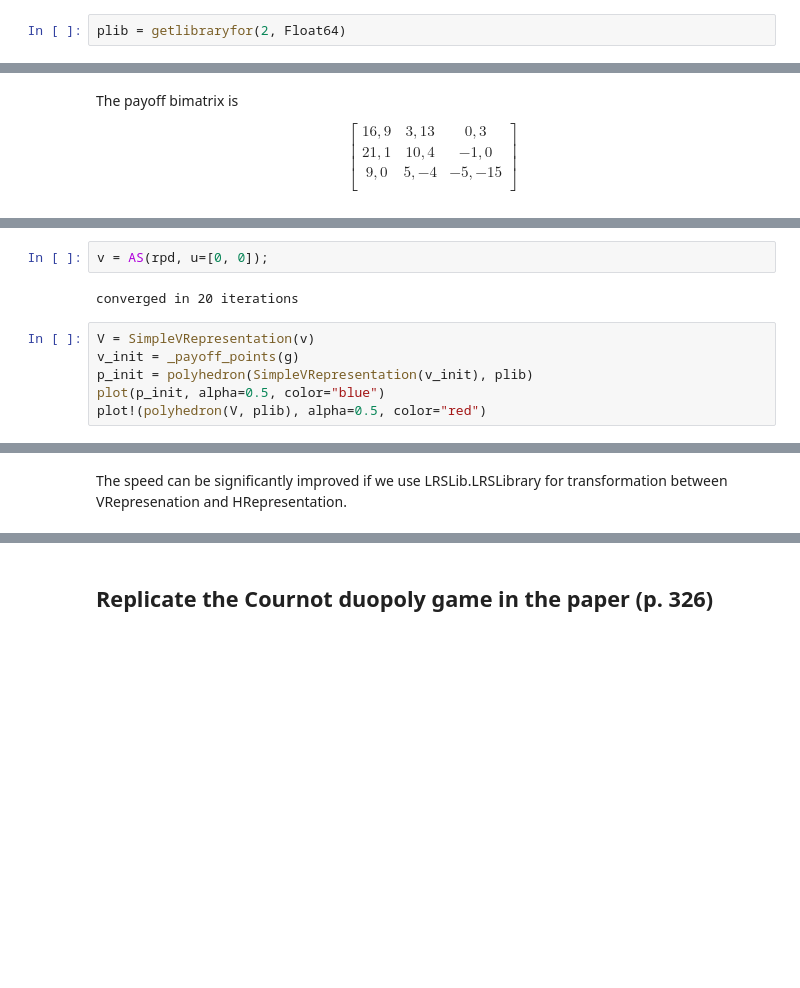
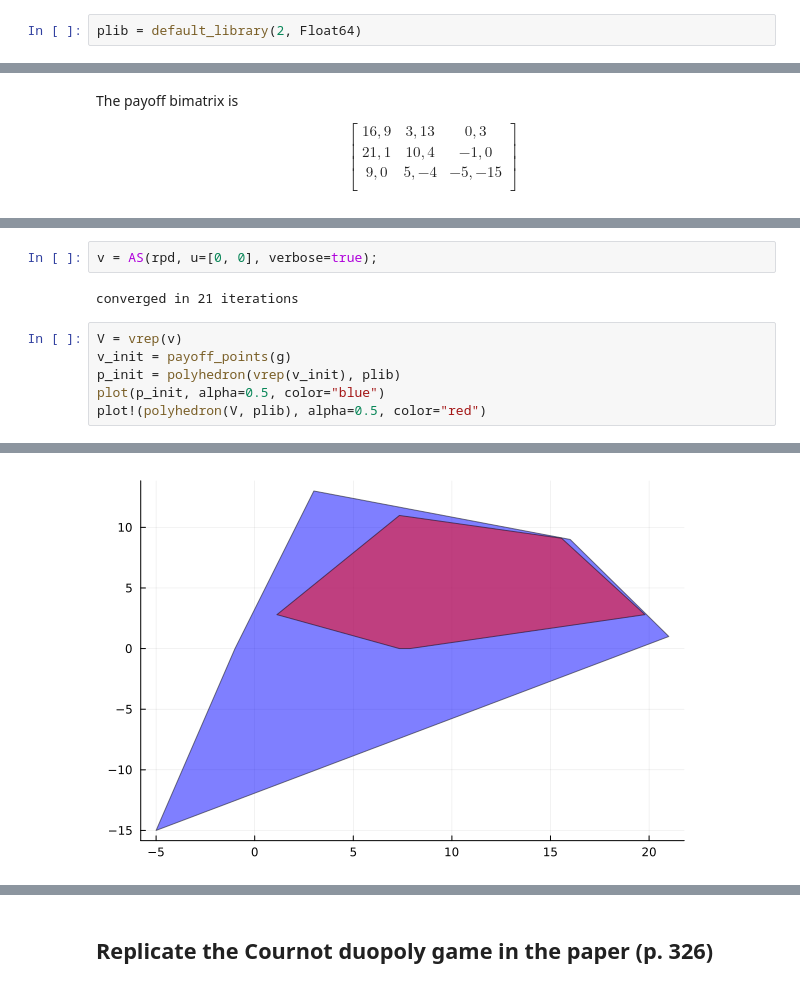
Before and after one commit to QuantEcon/game-theory-notebooks, a Jupyter notebook: as_jl.ipynb, the cells around one changed output, grey strips where cells are left out. Saved outputs shown, nothing was run; the diff lists cells and outputs as text; blank space fills up the shorter version.

```diff
--- a/as_jl.ipynb
+++ b/as_jl.ipynb
@@ -9,3 +9,3 @@ import Games: _payoff_points
 # %%
-plib = getlibraryfor(2, Float64)
+plib = default_library(2, Float64)
 # %% [output]
@@ -37,11 +41,11 @@ Games.RepeatedGame{2,Float64}(3×3 NormalFormGame{2,Float64}, 0.3)
 # %%
-v = AS(rpd, u=[0, 0]);
+v = AS(rpd, u=[0, 0], verbose=true);
 # %% [output]
-converged in 20 iterations
+converged in 21 iterations
 # %%
-V = SimpleVRepresentation(v)
-v_init = _payoff_points(g)
-p_init = polyhedron(SimpleVRepresentation(v_init), plib)
+V = vrep(v)
+v_init = payoff_points(g)
+p_init = polyhedron(vrep(v_init), plib)
 plot(p_init, alpha=0.5, color="blue")
 plot!(polyhedron(V, plib), alpha=0.5, color="red")
 # %% [output]
@@ -49,3 +52,2 @@ plot!(polyhedron(V, plib), alpha=0.5, color="red")
+[figure, added]
-# %% [markdown]
-The speed can be significantly improved if we use LRSLib.LRSLibrary for transformation between VRepresenation and HRepresentation.
 # %%
```
Also changed, not shown: parts of 22 cells of this notebook.
